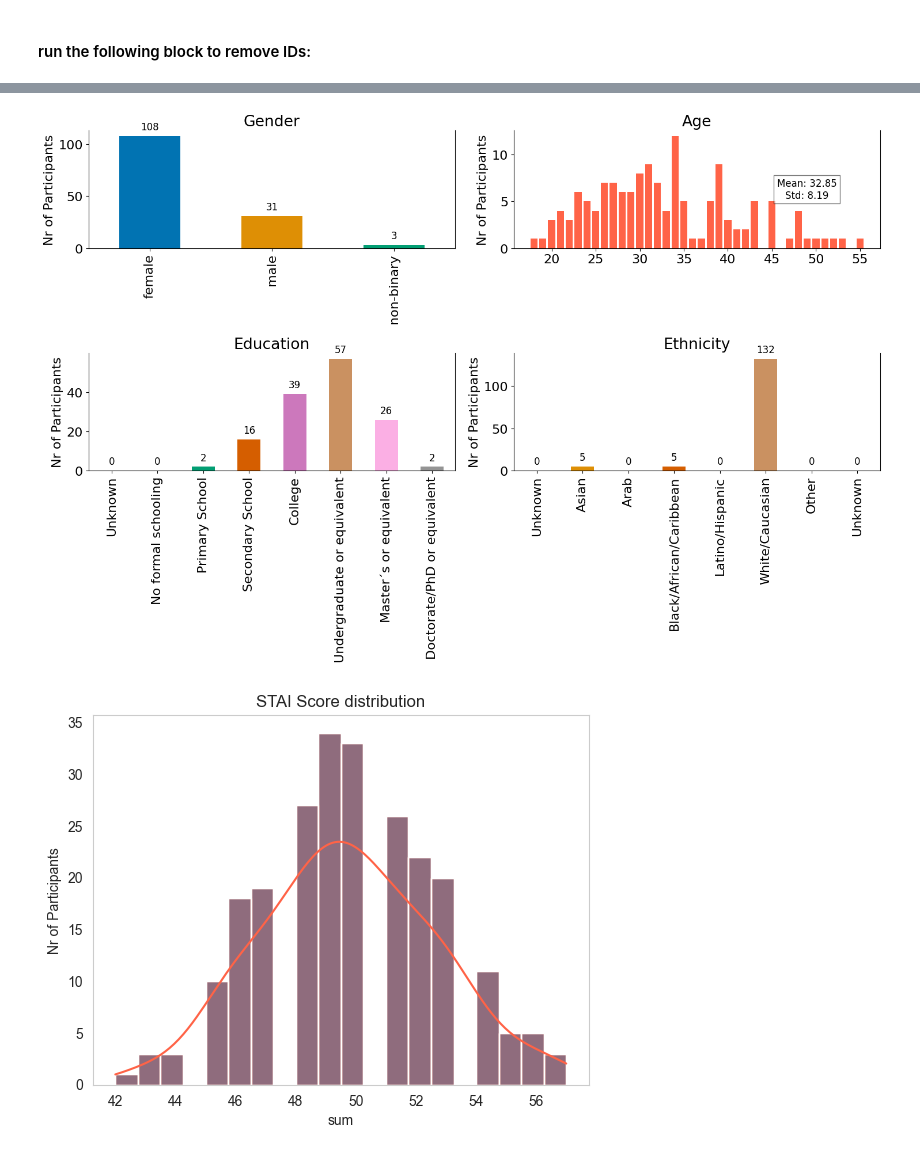
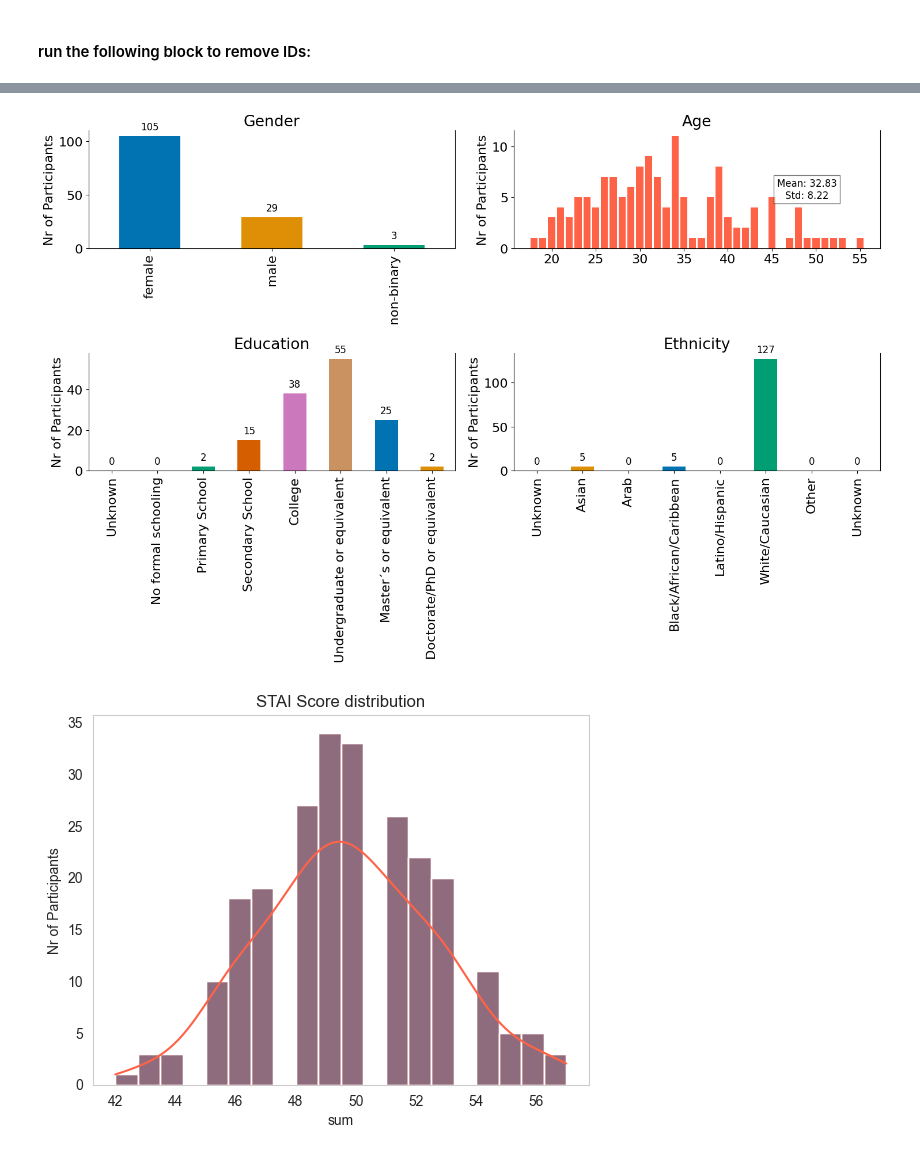
Before and after one commit to lucakosina/ema_demographics, a Jupyter notebook: demographics.ipynb, the cells around one changed output, grey strips where cells are left out. Drawn from its saved outputs; the diff is of its cells as text; code cells hidden in the pictures.

```diff
--- a/demographics.ipynb
+++ b/demographics.ipynb
@@ -17,7 +17,7 @@ data = data[data["prolific_id_v2"].isin(ids["prolificID"]) | data["prolific_id_v
 # %% [markdown]
 #### run the following block to remove IDs:
 # %%
-ids_taken_out = [17404, 17439, 17444, 17447, 17449, 17451, 17457, 17466, 17662, 17664, 17672, 17694, 17696, 17699, 17702, 17703, 17705, 17709, 17710, 17711, 17717, 17727, 19235, 19238, 19243, 19244, 19316, 19326, 19333, 19338, 19339, 19353, 19363, 19368, 19376, 19377, 19387, 19390]
+ids_taken_out = [17404, 17439, 17444, 17447, 17449, 17451, 17457, 17466, 17662, 17664, 17672, 17694, 17696, 17699, 17702, 17703, 17705, 17709, 17710, 17711, 17717, 17727, 19235, 19238, 19243, 19244, 19316, 19326, 19333, 19338, 19339, 19353, 19363, 19368, 19376, 19377, 19387, 19390, 17414, 17419, 17443, 19299, 19328]
 prolific_ids = []
 
 
@@ -73,7 +97,9 @@ ethnicity_std = ethnicity.value_counts().std()
 
 
 gender_colors = sns.color_palette("colorblind", len(gender.value_counts()))
+education_counts = education.value_counts()
 education_colors = sns.color_palette("colorblind", len(education_counts))
+ethnicity_counts = ethnicity.value_counts()
 ethnicity_colors = sns.color_palette("colorblind", len(ethnicity_counts))
 
 # Plot gender
@@ -99,34 +125,34 @@ education_counts = education.value_counts()
 education_counts = education_counts.reindex(range(8), fill_value=0)
 education_counts.plot(kind='bar', ax=axes[1, 0], title='Education', color=education_colors)
 axes[1, 0].set_xticklabels([education_categories.get(x, 'Unknown') for x in education_counts.index])
 for p in axes[1, 0].patches:
     axes[1, 0].annotate(f'{p.get_height()}', (p.get_x() + p.get_width() / 2., p.get_height()),
                         ha='center', va='bottom', fontsize=12, color='black', xytext=(0, 5),
                         textcoords='offset points')
 
 # Plot ethnicity
 #ethnicity.value_counts().plot(kind='bar', ax=axes[1, 1], title='Ethnicity', color='tomato')
 ethnicity_counts = ethnicity.value_counts()
 ethnicity_counts = ethnicity_counts.reindex(range(8), fill_value=0)
 ethnicity_counts.plot(kind='bar', ax=axes[1, 1], title='Ethnicity', color=ethnicity_colors)
 axes[1, 1].set_xticklabels([ethnicity_categories.get(x, 'Unknown') for x in ethnicity_counts.index])
 for p in axes[1, 1].patches:
     axes[1, 1].annotate(f'{p.get_height()}', (p.get_x() + p.get_width() / 2., p.get_height()),
                         ha='center', va='bottom', fontsize=12, color='black', xytext=(0, 5),
                         textcoords='offset points')
 
 for ax in axes.flat:
     ax.spines['top'].set_visible(False)
     ax.grid(False)
     ax.set_ylabel('Nr of Participants')
 
 
 plt.rcParams.update({'font.size': 16})
 
 plt.tight_layout()
 plt.show()
 # %% [output]
-[figure, old version]
+[figure, new version]
 # %%
 
 # search all columns for the word "stai" and add all data in these columns into a new dataframe
```
Also changed, not shown: parts of 3 cells of this notebook.
